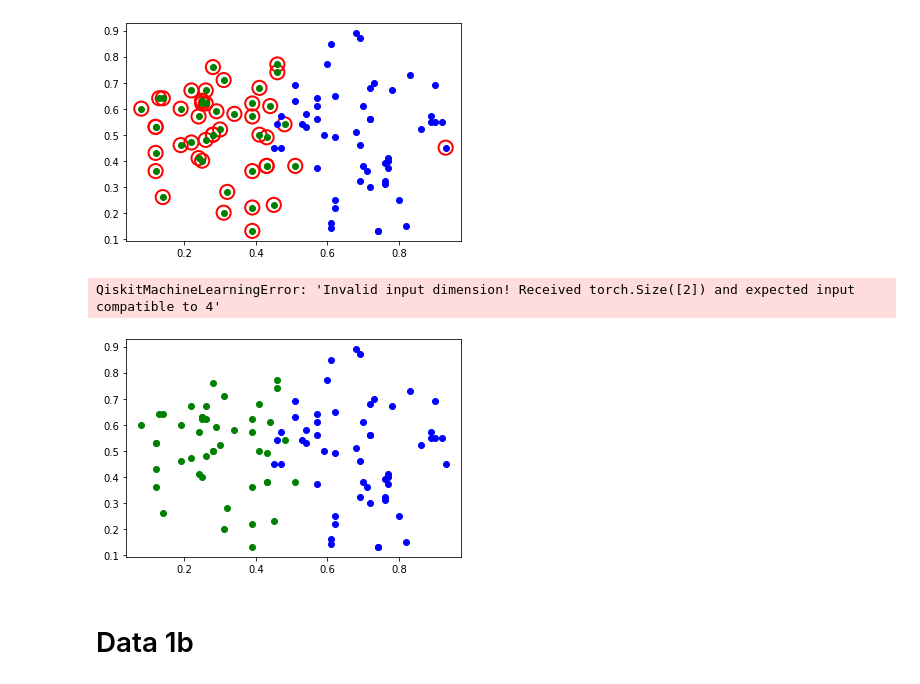
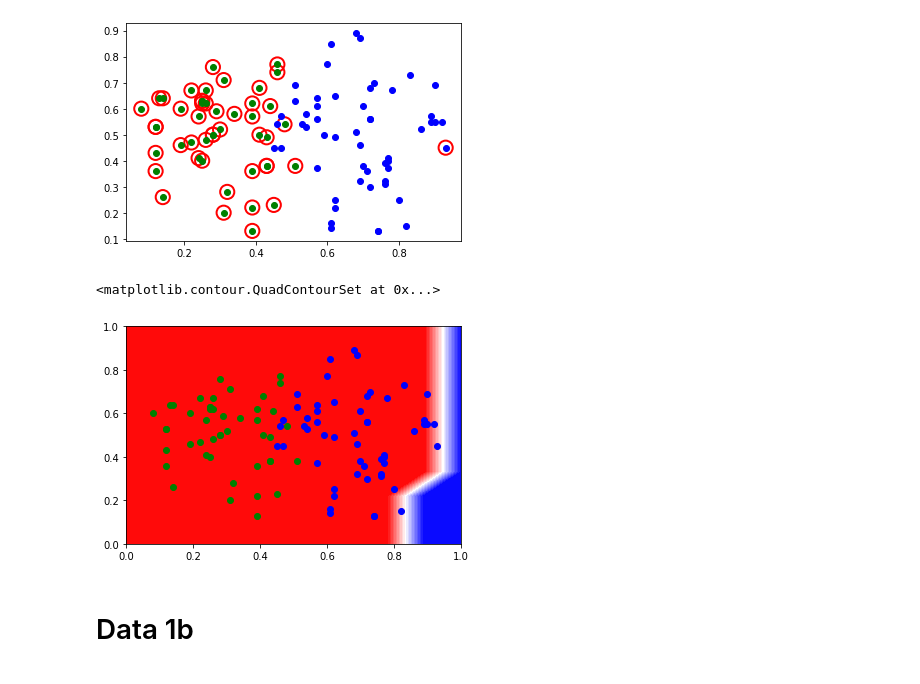
Before and after one commit to bagmk/Quantum_Machine_Learning_Express, a Jupyter notebook: ML/PQC Four-Qubit Pytorch-optim.ipynb, the cells around one changed output. Cells and saved outputs as stored; diff of their text form; code cells hidden in the pictures.

```diff
--- a/ML/PQC Four-Qubit Pytorch-optim.ipynb
+++ b/ML/PQC Four-Qubit Pytorch-optim.ipynb
@@ -352,26 +352,26 @@ Accuracy: 0.53
 # %%
 for x, y_target, y_ in zip(X, y01, y_predict):
     if y_target == 1:
         plt.plot(x[0], x[1], 'bo')
     else:
         plt.plot(x[0], x[1], 'go')
 
-X1 = np.linspace(0, 1, num=5)
+X1 = np.linspace(0, 1, num=10)
 Z1 = np.zeros((len(X1), len(X1)))
 
 # Contour map
 for j in range(len(X1)):
     for k in range(len(X1)):
         # Fill Z with the labels (numerical values)
         # the inner loop goes over the columns of Z,
         # which corresponds to sweeping x-values
         # Therefore, the role of j,k is flipped in the signature
-        Z1[j, k] = np.argmax(model2(Tensor([X1[k],X1[j]])).detach().numpy())
+        Z1[j, k] = np.argmax(model2(Tensor([X1[k],X1[j],X1[k],X1[j]])).detach().numpy())
 
 plt.contourf(X1, X1, Z1, cmap='bwr', levels=30)
 # %% [output]
-QiskitMachineLearningError: 'Invalid input dimension! Received torch.Size([2]) and expected input compatible to 4'
+<matplotlib.contour.QuadContourSet at 0x...>
-[figure, old version]
+[figure, new version]
 # %% [markdown]
 # Data 1b
 # %%
```
Also changed, not shown: parts of 1 cell of this notebook.
